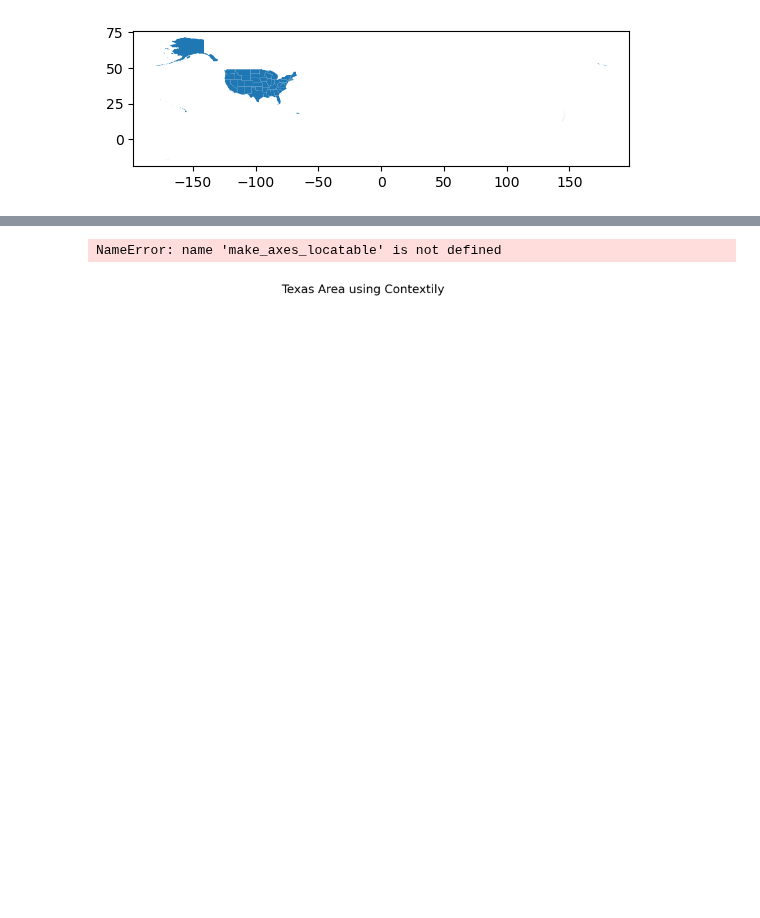
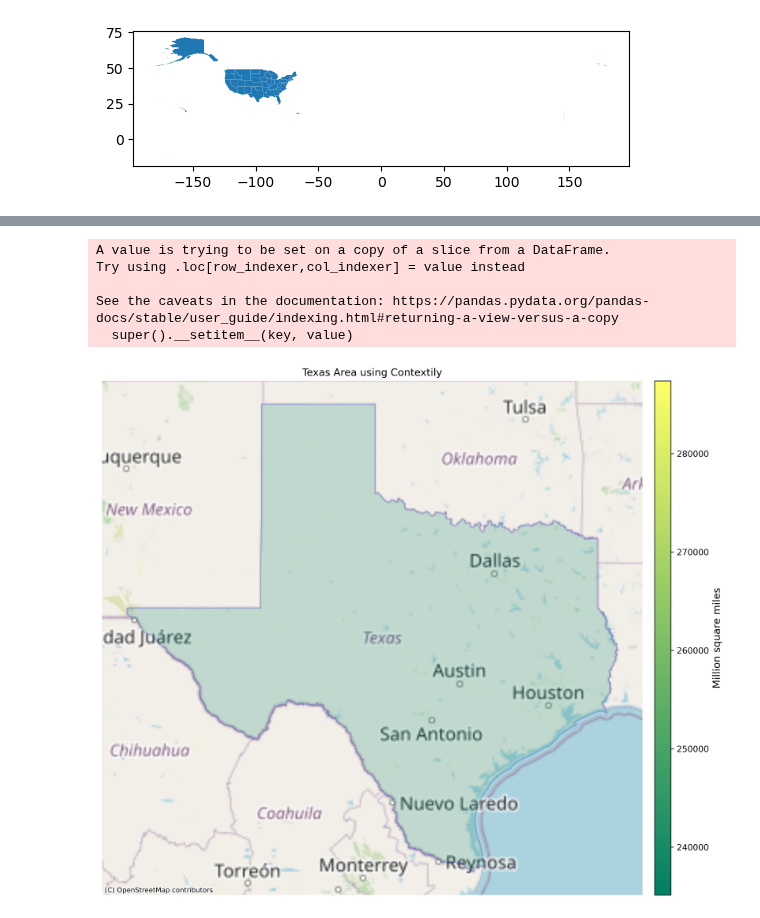
Before and after one commit to The-Real-MVPs/cisco-time-series-analysis, a Jupyter notebook: rosenberger/rosenberger_notebook.ipynb, the cells around one changed output, grey strips where cells are left out. Cells and saved outputs as stored; diff of their text form; code cells hidden in the pictures; blank space fills up the shorter version.

```diff
--- a/rosenberger/rosenberger_notebook.ipynb
+++ b/rosenberger/rosenberger_notebook.ipynb
@@ -501,0 +452,4 @@ df.plot()
+# %%
+plt.style.use("seaborn-whitegrid")
+fix, ax = plt.subplots(figsize = (15,5))
+df.plot(ax=ax, label='Training Set')
@@ -501,0 +459,4 @@ df.plot()
+# %%
+plt.style.use("seaborn-whitegrid")
+fix, ax = plt.subplots(figsize = (15,5))
+df['order_quantity'].plot(ax=ax, label='Training Set')
@@ -551,0 +538,11 @@ plt.show()
+# %%
+df = get_data()
+train = df.loc[df.index < '01-01-2022']
+test = df.loc[df.index >= '01-01-2022']
+plt.style.use('bmh')
+
+fix, ax = plt.subplots(figsize = (15,5))
+
+plt.plot(train.index, train.purchase_amount, label='Training Set')
+plt.plot(test.index, test.purchase_amount, label= 'Test Set')
+plt.show()
@@ -639,34 +609,39 @@ from mpl_toolkits.axes_grid1 import make_axes_locatable
 # %%
+zoom = 5
 texas = usa.loc[usa['STUSPS'] == 'TX']
 texas.crs = "EPSG:4326"
-f,ax = plt.subplots(1,1, figsize=(8,8),
+f,ax = plt.subplots(1,1, figsize=(10,10),
 sharex=True,sharey=True, dpi=300)
 f.tight_layout(pad=0.8)
 ax.set_axis_off()
 
-
+texas['ALAND_miles'] = usa['ALAND']*3.86102e-7
 plt.title('Texas Area using Contextily',fontsize='large')
 divider = make_axes_locatable(ax)
 cax = divider.append_axes("right", size="3%", pad=0.2)
 ux = texas.to_crs(epsg=3857).plot('ALAND_miles',
                                   ax=ax,
                                   edgecolor='blue',
                                   cmap='summer',
                                   alpha = 0.2,
                                   legend=True,
                                   cax=cax)
 ctx.add_basemap(ux,
                 zoom=zoom,
                 source=ctx.providers.OpenStreetMap.Mapnik);
 plt.ylabel('Million square miles', fontsize=12)
 # Use savefig to save your map
 plt.savefig(
 'US Contextily Map with zoom = ' + str(zoom) +' .png')
 plt.show()
 
 
 
 #texas.plot()
 # %% [output]
-NameError: name 'make_axes_locatable' is not defined
+A value is trying to be set on a copy of a slice from a DataFrame.
+Try using .loc[row_indexer,col_indexer] = value instead
+
+See the caveats in the documentation: https://pandas.pydata.org/pandas-docs/stable/user_guide/indexing.html#returning-a-view-versus-a-copy
+  super().__setitem__(key, value)
-[figure, old version]
+[figure, new version]
```
Also changed, not shown: parts of 42 cells of this notebook, 8 other files.
